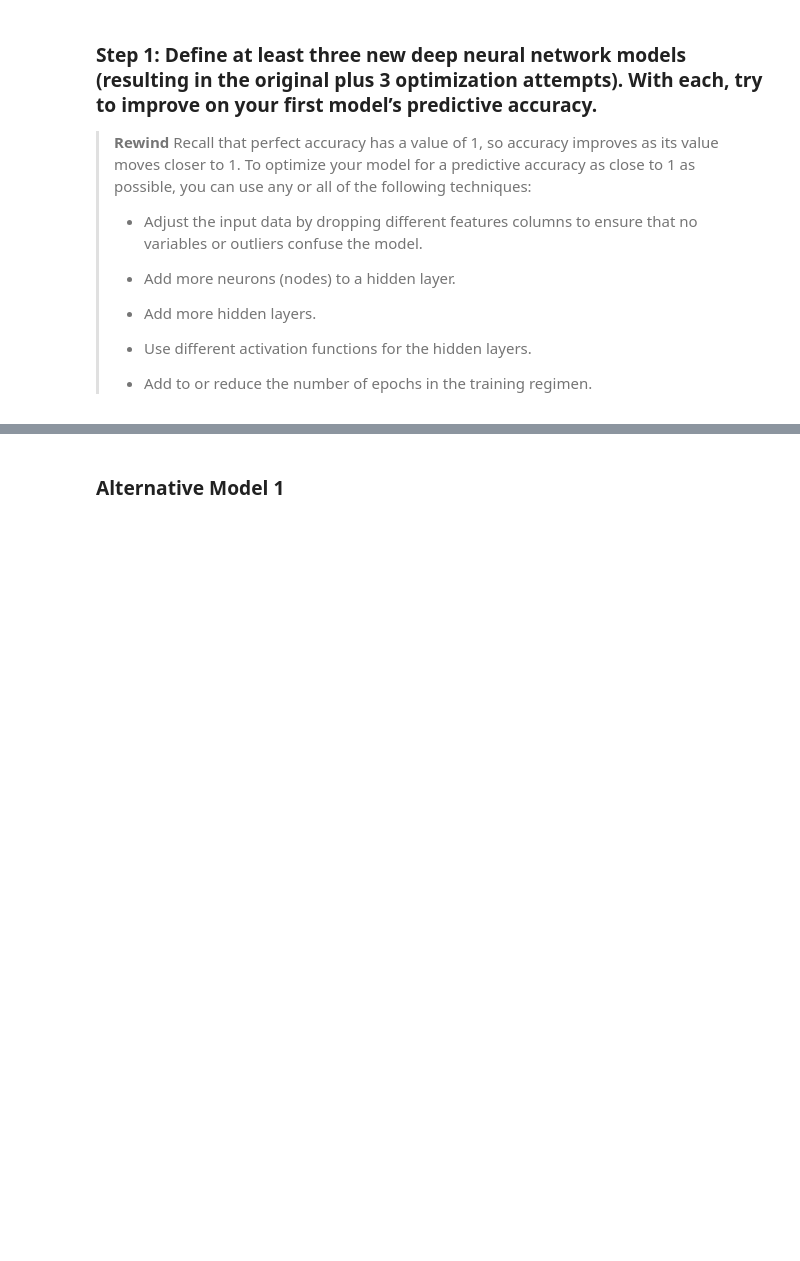
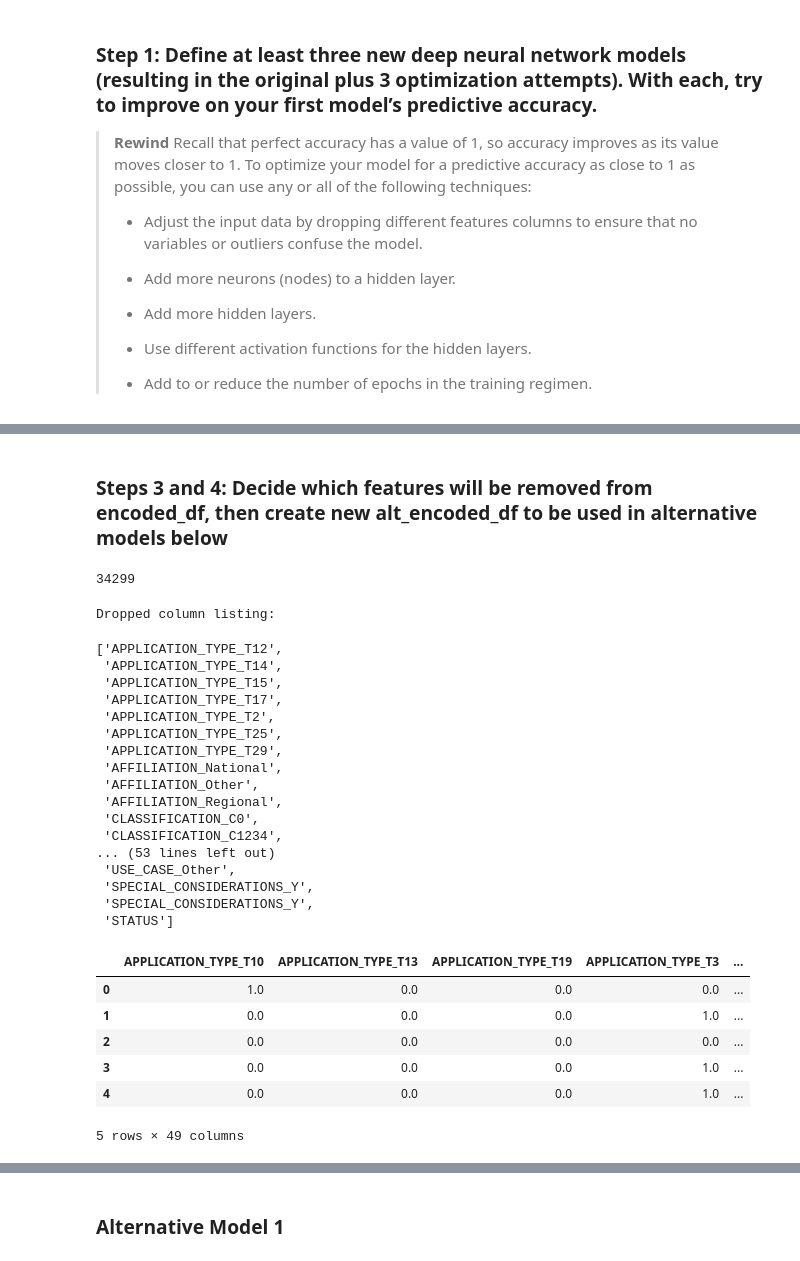
Before and after one commit to jasonbucks/Module_13, a Jupyter notebook: venture_funding_with_deep_learning.ipynb, the cells around one changed output, grey strips where cells are left out. Drawn from its saved outputs; the diff is of its cells as text; code cells hidden in the pictures; blank space fills up the shorter version.

Commit message:
added 3 alternative models

```diff
--- a/venture_funding_with_deep_learning.ipynb
+++ b/venture_funding_with_deep_learning.ipynb
@@ -382,0 +458,52 @@ nn.save(file_path)
+# %% [markdown]
+### Steps 3 and 4: Decide which features will be removed from encoded_df, then create new alt_encoded_df to be used in alternative models below
+# %%
+encoded_df['IS_SUCCESSFUL'].count()
+# %% [output]
+34299
+# %%
+# Going to try to optimize the data preprocessing by removing the following features (columns) from the encoded_df DataFrame:
+# SPECIAL_CONSIDERATIONS_Y - this column's characteristics are already reflected in the SPECIAL_CONSIDERATIONS_N column
+# STATUS - all but 5 records show STATUS = 1.  The 5 STATUS = 0 records are mixed relatively evenly among the target IS_SUCCESSFUL, so apparantly not dependent on STATUS
+
+# Set outlier cutoff.  Used to remove features that have too few matches that may result in overfitting.
+outlier_cutoff = encoded_df['IS_SUCCESSFUL'].count() / 1000 # If less than 0.1% of records share a particular feature, remove that feature from the model
+
+# Create list of dropped columns for feature counts that are less than the "outlier_cutoff" value, being sure to add 'SPECIAL_CONSIDERATIONS_Y' and 'STATUS' afterwards.
+dropped_columns = list(encoded_df.loc[:,[(encoded_df[col].sum() < outlier_cutoff) for col in encoded_df.columns]])
+dropped_columns.append('SPECIAL_CONSIDERATIONS_Y') # Will probably already be included in list, but added here in case "outlier_cutoff" is reduced or eliminated later on.
+dropped_columns.append('STATUS')
+print("Dropped column listing:")
+display(dropped_columns)
+
+# Create new encoded dataframe for alternative models
+alt_encoded_df = encoded_df.drop(columns = dropped_columns)
+
+# Preview new df
+alt_encoded_df.head()
+# %% [output]
+Dropped column listing:
+['APPLICATION_TYPE_T12',
+ 'APPLICATION_TYPE_T14',
+ 'APPLICATION_TYPE_T15',
+ 'APPLICATION_TYPE_T17',
+ 'APPLICATION_TYPE_T2',
+ 'APPLICATION_TYPE_T25',
+ 'APPLICATION_TYPE_T29',
+ 'AFFILIATION_National',
+ 'AFFILIATION_Other',
+ 'AFFILIATION_Regional',
+ 'CLASSIFICATION_C0',
+ 'CLASSIFICATION_C1234',
+... (53 lines left out)
+ 'USE_CASE_Other',
+ 'SPECIAL_CONSIDERATIONS_Y',
+ 'SPECIAL_CONSIDERATIONS_Y',
+ 'STATUS']
+|  | APPLICATION_TYPE_T10 | APPLICATION_TYPE_T13 | APPLICATION_TYPE_T19 | APPLICATION_TYPE_T3 | ... |
+| 0 | 1.0 | 0.0 | 0.0 | 0.0 | ... |
+| 1 | 0.0 | 0.0 | 0.0 | 1.0 | ... |
+| 2 | 0.0 | 0.0 | 0.0 | 0.0 | ... |
+| 3 | 0.0 | 0.0 | 0.0 | 1.0 | ... |
+| 4 | 0.0 | 0.0 | 0.0 | 1.0 | ... |
+5 rows × 49 columns
```
Also changed, not shown: parts of 51 cells of this notebook.
